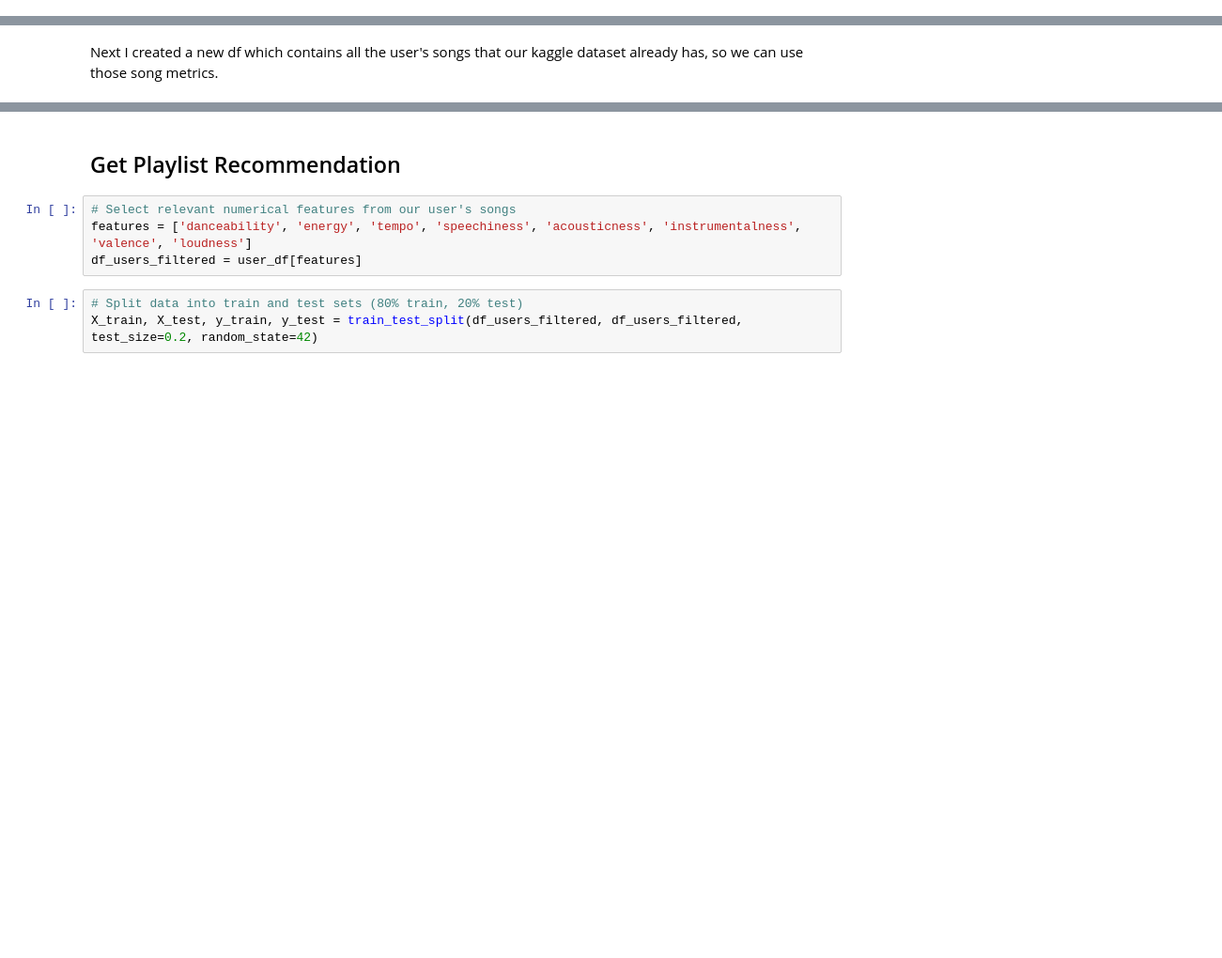
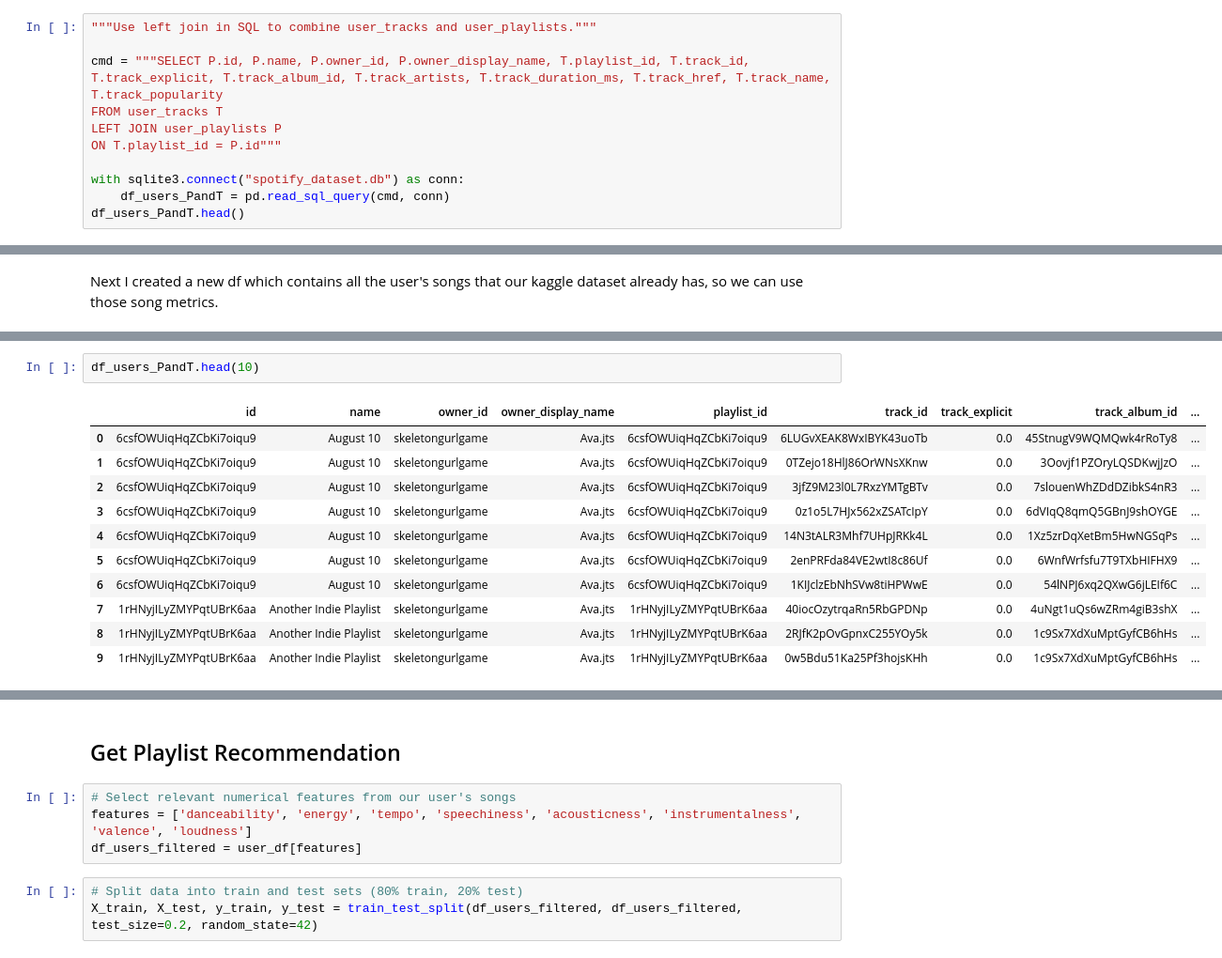
Before and after one commit to avajts/pic16b_project, a Jupyter notebook: music_rec.ipynb, the cells around one changed output, grey strips where cells are left out. Shown: that part at 94% size. Saved outputs shown, nothing was run; the diff lists cells and outputs as text; blank space fills up the shorter version.

```diff
--- a/music_rec.ipynb
+++ b/music_rec.ipynb
@@ -29,3 +29,14 @@ with sqlite3.connect("spotify_dataset.db") as conn:
     df_spotify_tracks = pd.read_sql_query("SELECT * FROM spotify_tracks;", conn)
     df_user_playlists = pd.read_sql_query("SELECT * FROM user_playlists;", conn)
     df_user_tracks = pd.read_sql_query("SELECT * FROM user_tracks;", conn)
+# %%
+"""Use left join in SQL to combine user_tracks and user_playlists."""
+
+cmd = """SELECT P.id, P.name, P.owner_id, P.owner_display_name, T.playlist_id, T.track_id, T.track_explicit, T.track_album_id, T.track_artists, T.track_duration_ms, T.track_href, T.track_name, T.track_popularity
+FROM user_tracks T
+LEFT JOIN user_playlists P
+ON T.playlist_id = P.id"""
+
+with sqlite3.connect("spotify_dataset.db") as conn:
+    df_users_PandT = pd.read_sql_query(cmd, conn)
+df_users_PandT.head()
@@ -99,0 +155,14 @@ user_df
+# %%
+df_users_PandT.head(10)
+# %% [output]
+|  | id | name | owner_id | owner_display_name | playlist_id | track_id | track_explicit | track_album_id | ... |
+| 0 | 6csfOWUiqHqZCbKi7oiqu9 | August 10 | skeletongurlgame | Ava.jts | 6csfOWUiqHqZCbKi7oiqu9 | 6LUGvXEAK8WxIBYK43uoTb | 0.0 | 45StnugV9WQMQwk4rRoTy8 | ... |
+| 1 | 6csfOWUiqHqZCbKi7oiqu9 | August 10 | skeletongurlgame | Ava.jts | 6csfOWUiqHqZCbKi7oiqu9 | 0TZejo18HlJ86OrWNsXKnw | 0.0 | 3Oovjf1PZOryLQSDKwjJzO | ... |
+| 2 | 6csfOWUiqHqZCbKi7oiqu9 | August 10 | skeletongurlgame | Ava.jts | 6csfOWUiqHqZCbKi7oiqu9 | 3jfZ9M23l0L7RxzYMTgBTv | 0.0 | 7slouenWhZDdDZibkS4nR3 | ... |
+| 3 | 6csfOWUiqHqZCbKi7oiqu9 | August 10 | skeletongurlgame | Ava.jts | 6csfOWUiqHqZCbKi7oiqu9 | 0z1o5L7HJx562xZSATcIpY | 0.0 | 6dVIqQ8qmQ5GBnJ9shOYGE | ... |
+| 4 | 6csfOWUiqHqZCbKi7oiqu9 | August 10 | skeletongurlgame | Ava.jts | 6csfOWUiqHqZCbKi7oiqu9 | 14N3tALR3Mhf7UHpJRKk4L | 0.0 | 1Xz5zrDqXetBm5HwNGSqPs | ... |
+| 5 | 6csfOWUiqHqZCbKi7oiqu9 | August 10 | skeletongurlgame | Ava.jts | 6csfOWUiqHqZCbKi7oiqu9 | 2enPRFda84VE2wtI8c86Uf | 0.0 | 6WnfWrfsfu7T9TXbHIFHX9 | ... |
+| 6 | 6csfOWUiqHqZCbKi7oiqu9 | August 10 | skeletongurlgame | Ava.jts | 6csfOWUiqHqZCbKi7oiqu9 | 1KIJclzEbNhSVw8tiHPWwE | 0.0 | 54lNPJ6xq2QXwG6jLEIf6C | ... |
+| 7 | 1rHNyjILyZMYPqtUBrK6aa | Another Indie Playlist | skeletongurlgame | Ava.jts | 1rHNyjILyZMYPqtUBrK6aa | 40iocOzytrqaRn5RbGPDNp | 0.0 | 4uNgt1uQs6wZRm4giB3shX | ... |
+| 8 | 1rHNyjILyZMYPqtUBrK6aa | Another Indie Playlist | skeletongurlgame | Ava.jts | 1rHNyjILyZMYPqtUBrK6aa | 2RJfK2pOvGpnxC255YOy5k | 0.0 | 1c9Sx7XdXuMptGyfCB6hHs | ... |
+| 9 | 1rHNyjILyZMYPqtUBrK6aa | Another Indie Playlist | skeletongurlgame | Ava.jts | 1rHNyjILyZMYPqtUBrK6aa | 0w5Bdu51Ka25Pf3hojsKHh | 0.0 | 1c9Sx7XdXuMptGyfCB6hHs | ... |
```
Also changed, not shown: parts of 16 cells of this notebook, 2 other files.
